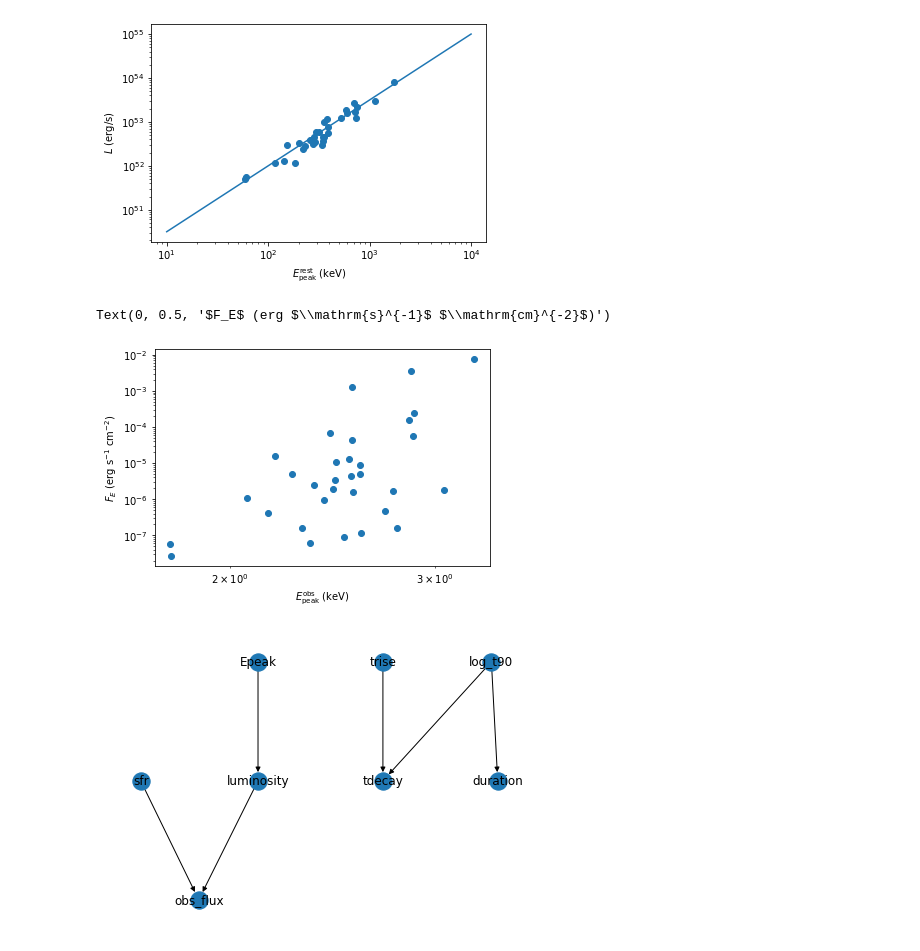
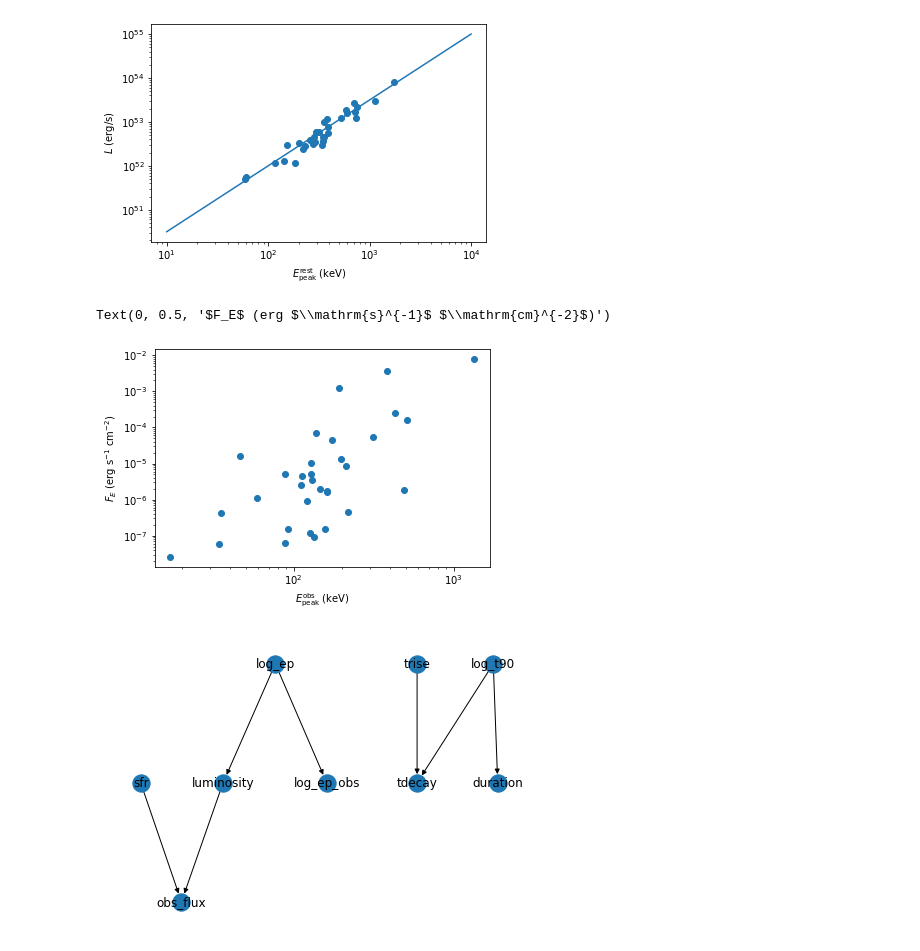
Before and after one commit to grburgess/zusammen, a Jupyter notebook: examples/golenetskii.ipynb, the cells around one changed output. Drawn from its saved outputs; the diff is of its cells as text; code cells hidden in the pictures.

Commit message:
Epeak -> log_ep and add EpeakObsSampler

```diff
--- a/examples/golenetskii.ipynb
+++ b/examples/golenetskii.ipynb
@@ -47,22 +47,24 @@ t90 = LogNormalAuxSampler(name="log_t90", observed=False)
 t90.mu=10
 t90.tau=0.25
 
-Epeak = LogNormalAuxSampler(name="Epeak", observed=False)
-Epeak.mu=300
-Epeak.tau=0.4
+log_ep = LogNormalAuxSampler(name="log_ep", observed=False)
+log_ep.mu=300
+log_ep.tau=0.4
 
 tdecay = TDecaySampler()
 duration = DurationSampler()
 luminosity = LumSampler()
-
+log_ep_obs = EpeakObsSampler()
 tdecay.set_secondary_sampler(t90)
 tdecay.set_secondary_sampler(trise)
 duration.set_secondary_sampler(t90)
-luminosity.set_secondary_sampler(Epeak)
+luminosity.set_secondary_sampler(log_ep)
+log_ep_obs.set_secondary_sampler(log_ep)
 # %%
 pop_gen.add_observed_quantity(tdecay)
 pop_gen.add_observed_quantity(duration)
 pop_gen.add_observed_quantity(luminosity)
+pop_gen.add_observed_quantity(log_ep_obs)
 # %% [output]
 registering auxilary sampler: tdecay
 registering auxilary sampler: duration
@@ -105,18 +110,18 @@ Text(0, 0.5, '$L$ (erg/s)')
 [figure]
 # %%
 fig, ax = plt.subplots()
-ax.scatter(population.Epeak_obs, population.flux_observed_all)
+ax.scatter(10**population.log_ep_obs, population.flux_observed_all)
 ax.set_xscale('log')
 ax.set_yscale('log')
 ax.set_xlabel('$E_\mathrm{peak}^\mathrm{obs}$ (keV)')
 ax.set_ylabel('$F_E$ (erg $\mathrm{s}^{-1}$ $\mathrm{cm}^{-2}$)')
 # %% [output]
 Text(0, 0.5, '$F_E$ (erg $\\mathrm{s}^{-1}$ $\\mathrm{cm}^{-2}$)')
-[figure, old version]
+[figure, new version]
 # %%
 # Graph needs fixing for L-dependence
 pos=nx.drawing.nx_agraph.graphviz_layout(pop_gen.graph, prog='dot')
 
 nx.draw(pop_gen.graph, with_labels=True,pos=pos)
 # %% [output]
-[figure, old version]
+[figure, new version]
```
Also changed, not shown: parts of 4 cells of this notebook, 1 other file.
